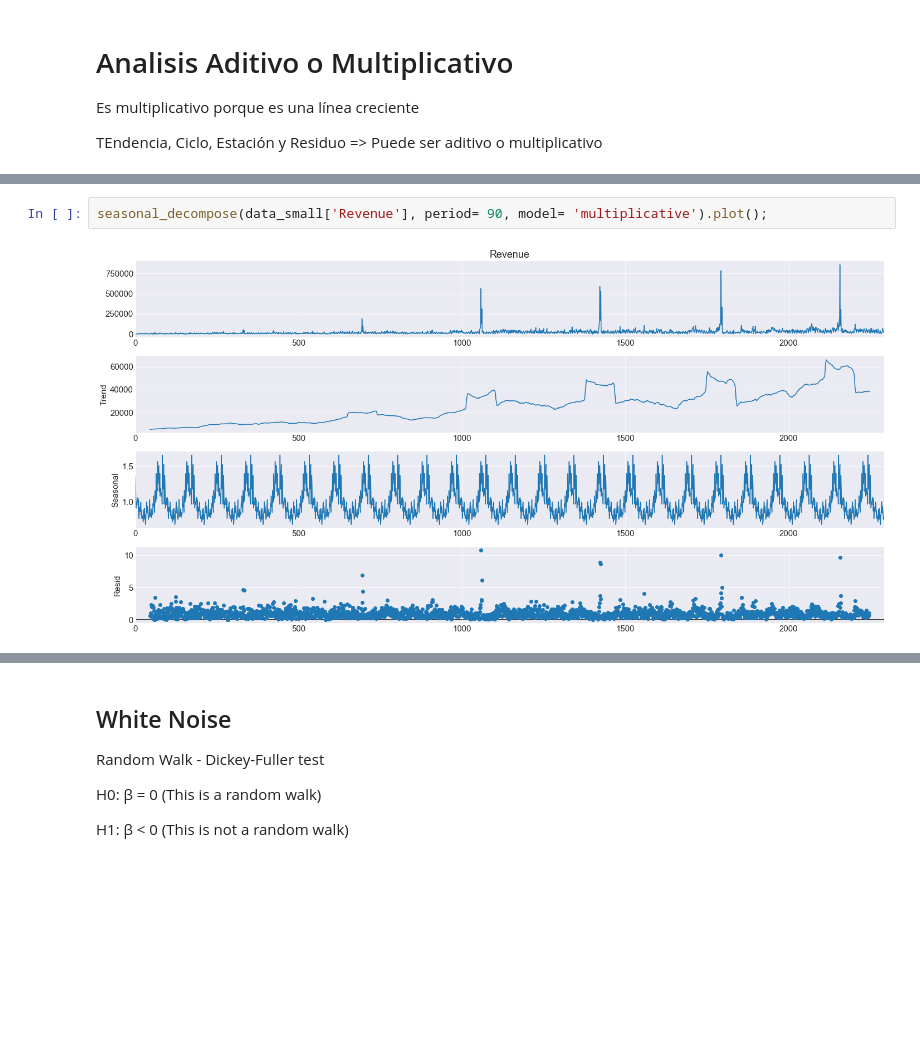
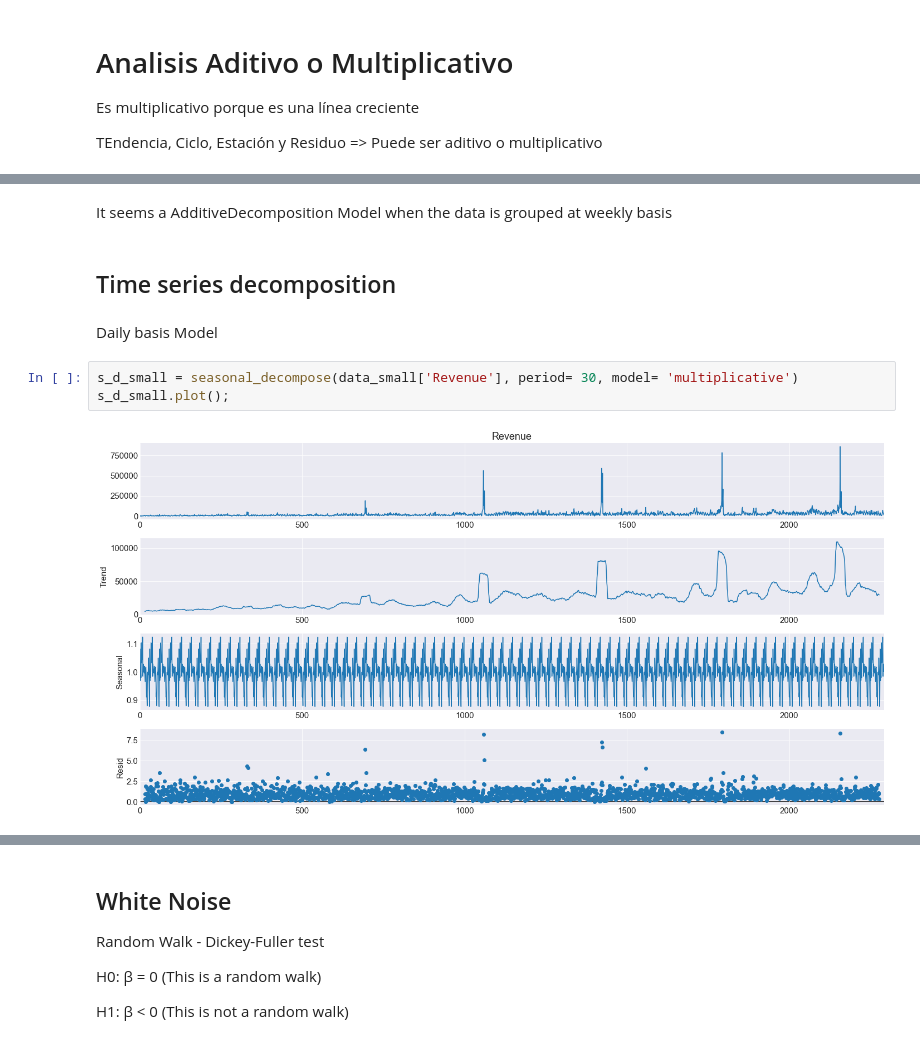
Before and after one commit to Jorge-Montenegro/TFM, a Jupyter notebook: TFM.ipynb, the cells around one changed output, grey strips where cells are left out. Saved outputs shown, nothing was run; the diff lists cells and outputs as text; blank space fills up the shorter version.

Commit message:
más series >:|

```diff
--- a/TFM.ipynb
+++ b/TFM.ipynb
@@ -2195,4 +2224,11 @@ sns.regplot(tabla['Media'], tabla['Std'])
+# %% [markdown]
+It seems a AdditiveDecomposition Model when the data is grouped at weekly basis
+# %% [markdown]
+## Time series decomposition
+# %% [markdown]
+Daily basis Model
 # %%
-seasonal_decompose(data_small['Revenue'], period= 90, model= 'multiplicative').plot();
+s_d_small = seasonal_decompose(data_small['Revenue'], period= 30, model= 'multiplicative')
+s_d_small.plot();
 # %% [output]
-[figure, old version]
+[figure, new version]
```
Also changed, not shown: parts of 53 cells of this notebook.
